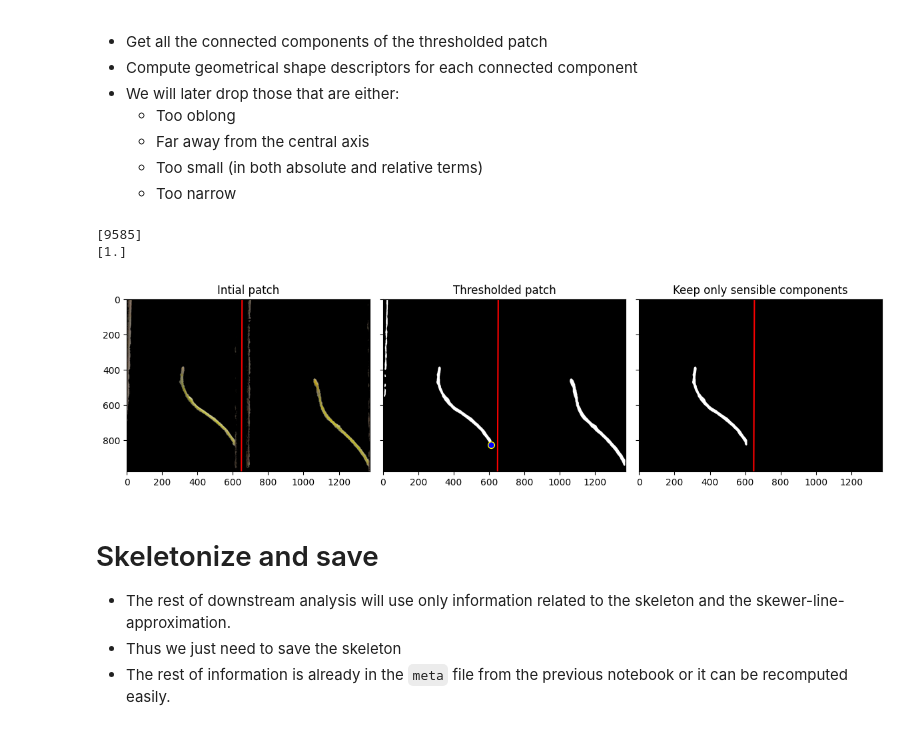
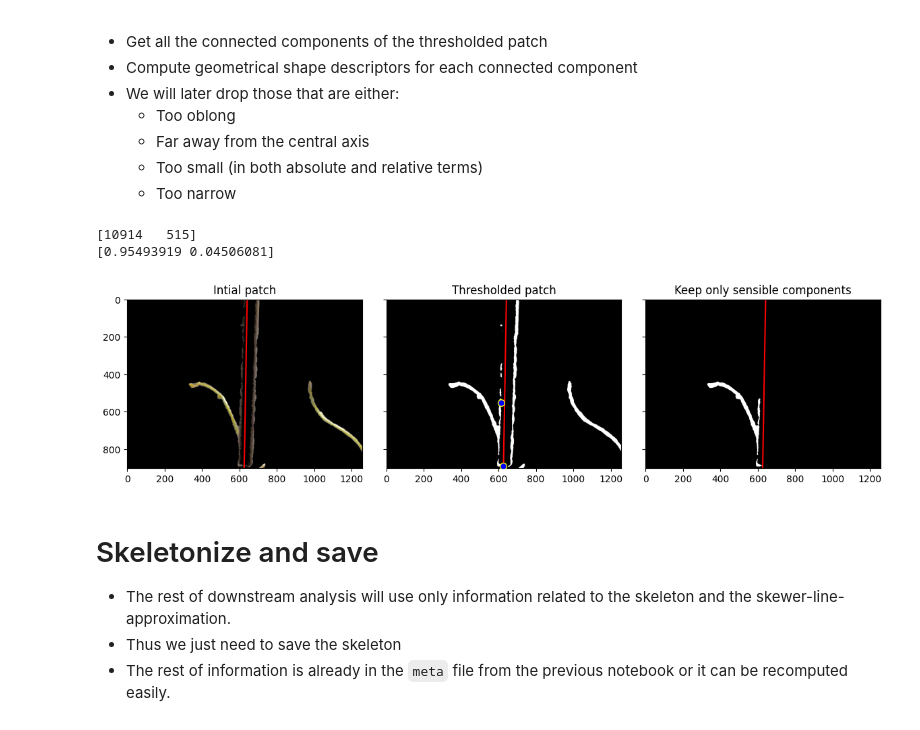
Before and after one commit to ejamezquita/cuscuta, a Jupyter notebook: jupyter/01_image_segmentation.ipynb, the cells around one changed output. Saved outputs shown, nothing was run; the diff lists cells and outputs as text; code cells hidden in the pictures.

```diff
--- a/jupyter/01_image_segmentation.ipynb
+++ b/jupyter/01_image_segmentation.ipynb
@@ -64,5 +50,5 @@ for i in range(5):
 # %%
-idx = 122
+idx = 1
 foldername = time + ' Inc Rep ' + str(rep)
 filename = glob(src + foldername + '/*({})*.JPG'.format(idx))[0]
 print(filename)
@@ -131,12 +117,10 @@ plants
 # %%
-pidx = 1
-anchory = peaks[pidx]-plants[pidx][1].start
+pidx = 0
 xlen = xvals[ plants[pidx][0] ] - plants[pidx][0].start
 line = lines[ pidx, plants[pidx][0] ] - plants[pidx][1].start
 patch = img[plants[pidx]][:,:,::-1]
 
 skewers = np.zeros((len(line), 2*buffz, 3), dtype=np.uint8)
-
 for i in range(len(skewers)):
     foo = int(line[i])
     skewers[i] = patch[i, foo-buffz:foo+buffz, :]
@@ -168,9 +152,9 @@ fig.tight_layout()
 - It is important to take into account how much of skewer is there to remove in the first place
 - Define minimum and maximum thresholding values
 # %%
-mind = 50
-median = ndimage.median_filter(patch[:,:,1], size=11)
+median = ndimage.median_filter(patch[:,:,1], size=9)
 skewer = skewers[:,:,1].copy()
+#skewer[:, 15:-15] = 0
 
 nonzeroratio = np.sum(skewer > 0)/skewer.size
 print('Ratio of non-zero pixels in the skewer:\t{:.2f}%'.format(nonzeroratio*100))
@@ -178,11 +162,13 @@ print('Ratio of non-zero pixels in the skewer:\t{:.2f}%'.format(nonzeroratio*100
 if len(skewer[skewer > 0]) < 10:
     threshold = mind
 else:
-    threshold = np.quantile(skewer[skewer > mind], 1 - nonzeroratio)
-    print('Quantile {:.2f} of nonzero skewer:\t'.format(1 - nonzeroratio), threshold)
+    q = np.max([0.25, (1 - nonzeroratio)*0.5])
+    #q = 1 - nonzeroratio
+    threshold = np.quantile(skewer[skewer > 0], q)
+    print('Quantile {:.2f} of nonzero skewer:\t'.format(q), threshold)
     threshold = np.min([115, threshold])
-    threshold = np.max([mind, threshold])
-    #bar = np.floor(mind + bar*(foo - mind))
+    threshold = np.max([50, threshold])
+    #bar = np.floor(50 + bar*(foo - 50))
 
 print('Thresholding by:\t',threshold)
 median[median < threshold] = 0
@@ -229,7 +215,7 @@ f_ratio = np.divide(*np.sort(feret, axis=1).T)
 # %%
 comp_mask = ( (feret[:,1] > 30) | (f_ratio > 0.35) | (dtouch < 5) ) & (comp_size > 100) & (dtouch < 75) & (f_ratio > 0.075)
 
-size_mask = comp_size/np.sum(comp_size[comp_mask]) > 0.06
+size_mask = comp_size/np.sum(comp_size[comp_mask]) > 0.04
 
 mask = comp_mask & size_mask
 
@@ -242,28 +228,28 @@ for i in comp_labels:
 print(comp_size[comp_mask])
 print(comp_size[comp_mask]/np.sum(comp_size[comp_mask]))
 # %% [output]
-[9585]
-[1.]
+[10914   515]
+[0.95493919 0.04506081]
 # %%
 fig, ax = plt.subplots(1,3,figsize=(12,10), sharex=True, sharey=True)
 ax = np.atleast_1d(ax).ravel()
 
-ax[0].imshow(patch, origin='lower');
+ax[0].imshow(patch, origin='lower', cmap='Greys_r', vmax=1);
 
 ax[1].imshow(median, cmap='Greys_r', vmax=1)
 ax[1].scatter(touch[mask, 1], touch[mask, 0], c='blue', zorder=3, s=50, edgecolor='yellow')
 ax[2].imshow(box, cmap='Greys_r', vmin=0, vmax=1)
 
 ax[0].set_title('Intial patch')
 ax[1].set_title('Thresholded patch')
 ax[2].set_title('Keep only sensible components')
 
 for i in range(len(ax)):
     ax[i].plot(line, xlen, c='red')
 
 fig.tight_layout();
 # %% [output]
-[figure, old version]
+[figure, new version]
 # %% [markdown]
 # Skeletonize and save
 
```
Also changed, not shown: parts of 10 cells of this notebook, 11 other files.
